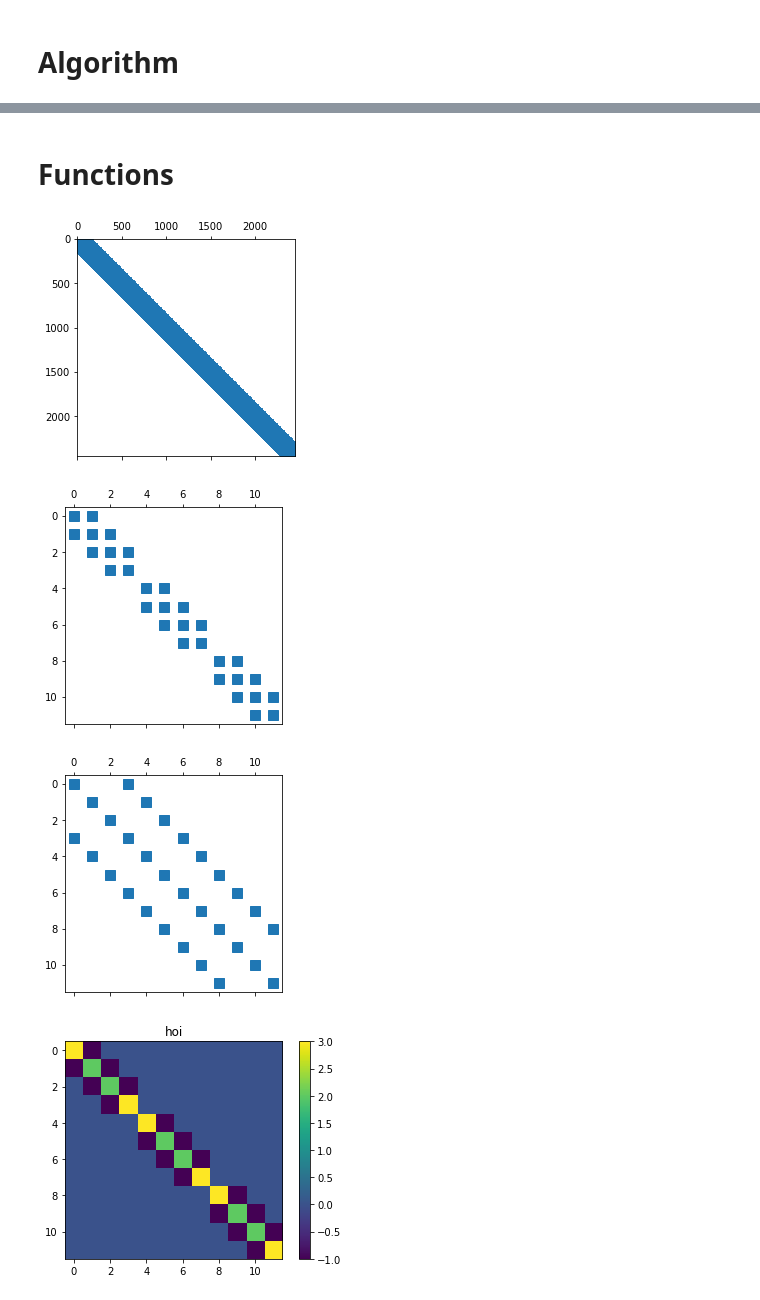
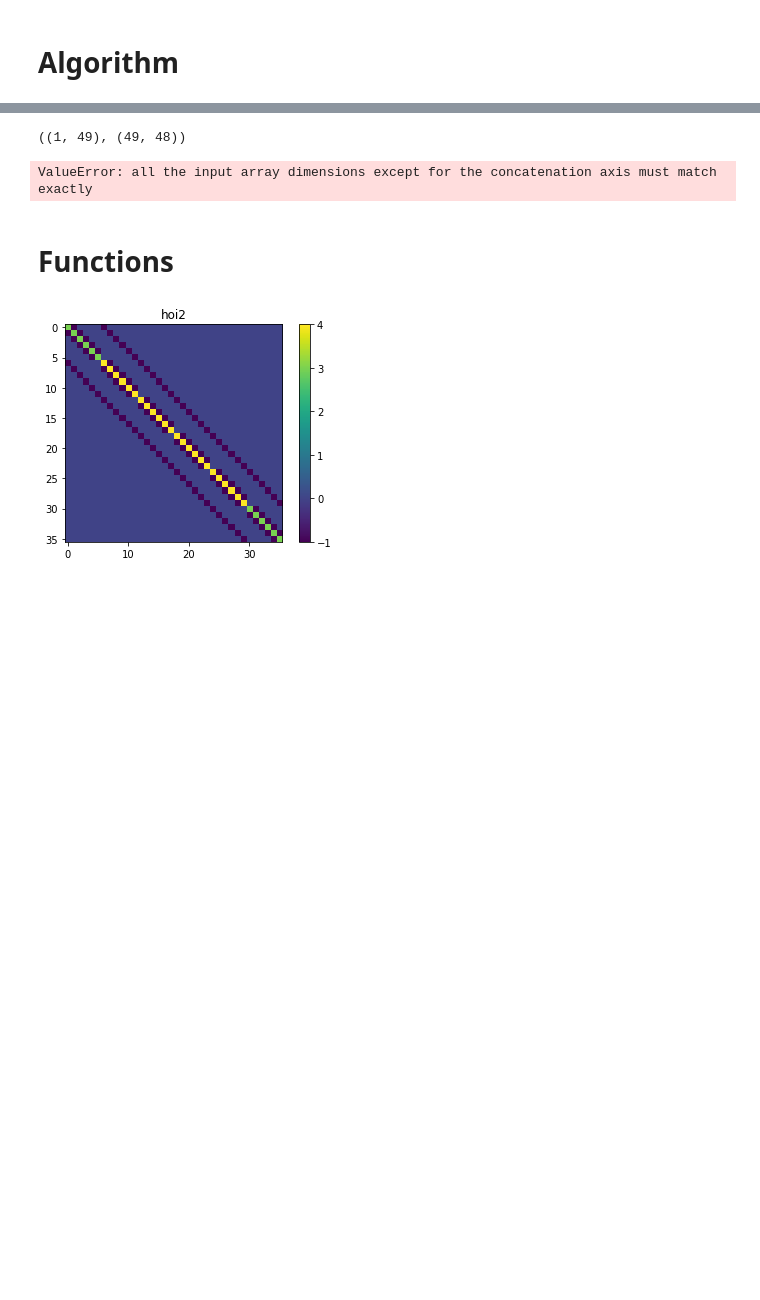
Before and after one commit to VHeusinkveld/2D_Incompressible_NV_Solver-CP4, a Jupyter notebook: navier_stokes.ipynb, the cells around one changed output, grey strips where cells are left out. Saved outputs shown, nothing was run; the diff lists cells and outputs as text; code cells hidden in the pictures; blank space fills up the shorter version.

```diff
--- a/navier_stokes.ipynb
+++ b/navier_stokes.ipynb
@@ -180,0 +178,8 @@ Counter: 50, Time: 0.5 s
+# %%
+np.shape(uS[0,1:-1]), np.shape(np.zeros((const.nx-1,const.ny-2)))
+# %% [output]
+((1, 49), (49, 48))
+# %%
+np.concatenate(((2*uS[0,1:-1], np.zeros((const.nx-1,const.ny-2),dtype=float), 2*uN[0,1:-1])), axis=0)
+# %% [output]
+ValueError: all the input array dimensions except for the concatenation axis must match exactly
@@ -234,17 +252,19 @@ def visualise_matrix(matrix, label_title):
 # %%
 # This is usefull to get an idea of how the matrices are becoming what they are.
 # Use nx and ny to be 4 to see the similarities
+'''
 plt.spy(Lv)
 plt.show()
 plt.spy(spa.kron(spa.eye(3), laplace_m(4, 1, 1)))
 plt.show()
 plt.spy(spa.kron(laplace_m(4, 1, 1), spa.eye(3)))
 plt.show()
+'''
 
-visualise_matrix(spa.kron(spa.eye(3), laplace_m(4, 1, 3)), 'hoi')
-visualise_matrix(spa.kron(laplace_m(4, 1, 3), spa.eye(3)),'hoi2')
+#visualise_matrix(spa.kron(spa.eye(6), laplace_m(6, 1, 1)), 'hoi')
+visualise_matrix(spa.kron(laplace_m(6, 1, 1), spa.eye(6)) +\
+                 spa.kron(spa.eye(6), laplace_m(6, 1, 2) ),'hoi2')
+hoi = spa.eye((const.nx-1)*const.ny) + ( const.dt / const.Re) * ( spa.kron(spa.eye(const.ny), laplace_m(const.nx - 1, const.hx, 2) )  + \
+     spa.kron( laplace_m(const.ny, const.hy, 3), spa.eye(const.nx - 1) ) )
 # %% [output]
-[figure, old version]
+[figure, new version]
-[figure, removed]
-[figure, removed]
-[figure, removed]
```
Also changed, not shown: parts of 8 cells of this notebook.
